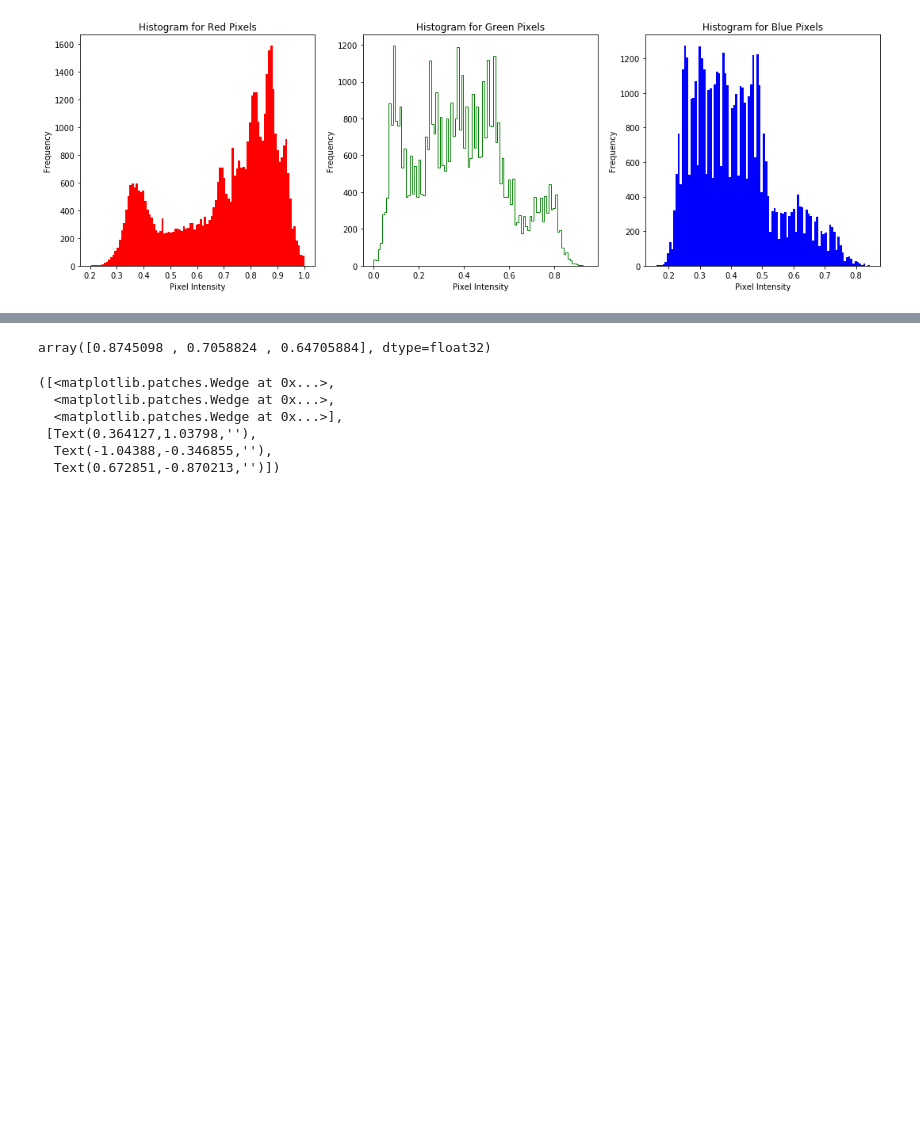
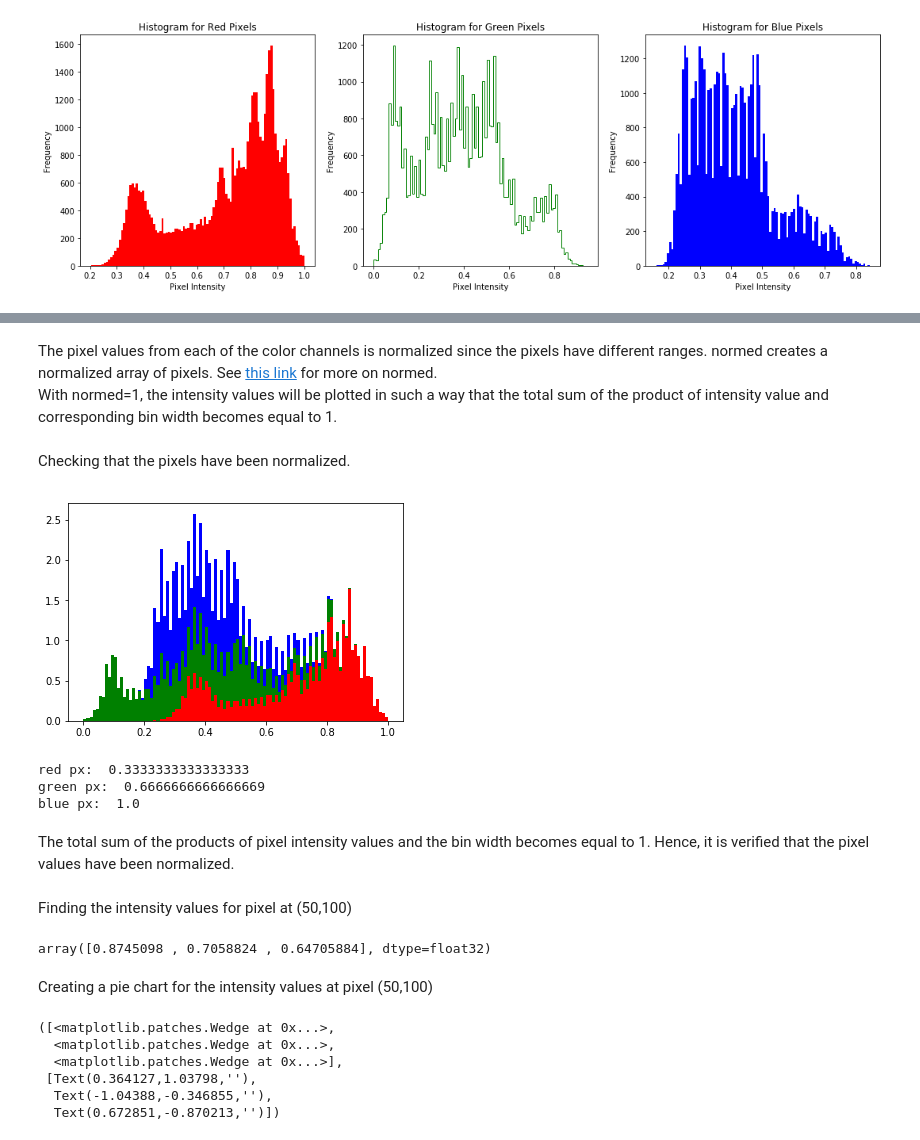
Before and after one commit to bajracharya-kshitij/matplotlib, a Jupyter notebook: Matplotlib.ipynb, the cells around one changed output, grey strips where cells are left out. Saved outputs shown, nothing was run; the diff lists cells and outputs as text; code cells hidden in the pictures; blank space fills up the shorter version.

```diff
--- a/Matplotlib.ipynb
+++ b/Matplotlib.ipynb
@@ -238,8 +310,41 @@ Text(0,0.5,'Frequency')
+# %% [markdown]
+The pixel values from each of the color channels is normalized since the pixels have different ranges. normed creates a normalized array of pixels. See <a href="https://stackoverflow.com/questions/5498008/pylab-histdata-normed-1-normalization-seems-to-work-incorrect">this link</a> for more on normed. <br>
+With normed=1, the intensity values will be plotted in such a way that the total sum of the product of intensity value and corresponding bin width becomes equal to 1.
+# %% [markdown]
+Checking that the pixels have been normalized.
+# %%
+x = plt.hist([img_r_pixels,img_g_pixels,img_b_pixels],bins=100,stacked=True,color=colors,normed=1)
+r = x[0][0]
+g = x[0][1]
+b = x[0][2]
+bins = x[1]
+# %% [output]
+[figure, added]
+# %%
+def getSum(frequency_array, bins_array):
+    _sum = 0
+    for i in range(frequency_array.size):
+        _sum += frequency_array[i] * (bins_array[i+1]-bins_array[i])
+    return _sum
+
+print("red px: ", getSum(r,bins))
+print("green px: ", getSum(g,bins))
+print("blue px: ", getSum(b,bins))
+# %% [output]
+red px:  0.3333333333333333
+green px:  0.6666666666666669
+blue px:  1.0
+# %% [markdown]
+The total sum of the products of pixel intensity values and the bin width becomes equal to 1. Hence, it is verified that the pixel values have been normalized.
+# %% [markdown]
+Finding the intensity values for pixel at (50,100)
 # %%
 intensities = img[50][100]
 intensities
 # %% [output]
 array([0.8745098 , 0.7058824 , 0.64705884], dtype=float32)
+# %% [markdown]
+Creating a pie chart for the intensity values at pixel (50,100)
 # %%
 plt.pie(intensities)
 # %% [output]
```
Also changed, not shown: parts of 77 cells of this notebook, 1 other file.
